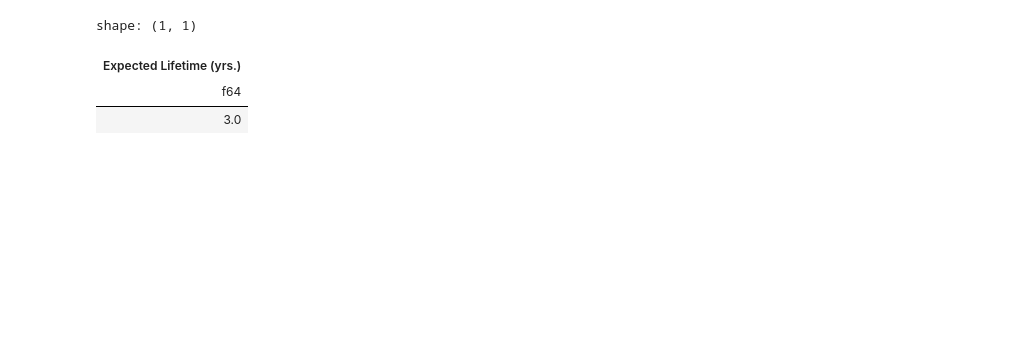
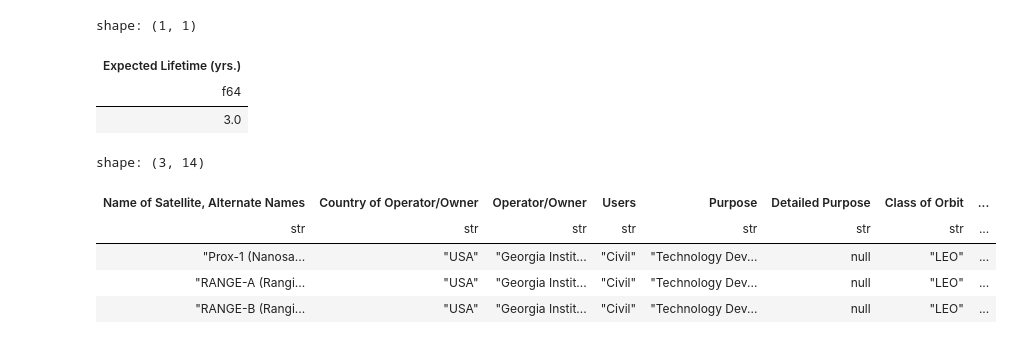
Before and after one commit to hakancangunerli/satellite_data, a Jupyter notebook: analysis.ipynb, the cells around one changed output. Drawn from its saved outputs; the diff is of its cells as text; code cells hidden in the pictures; blank space fills up the shorter version.

```diff
--- a/analysis.ipynb
+++ b/analysis.ipynb
@@ -270,3 +270,20 @@ shape: (1, 1)
 | 3.0 |
 # %%
 # Wow, it was planned for 3 years, but lasted 11 years. That's pretty good.
+# %%
+# search for Georgia Tech satellites
+
+big_df = df.select(['Name of Satellite, Alternate Names', 'Country of Operator/Owner', 'Operator/Owner', 'Users', 'Purpose', 'Detailed Purpose', 'Class of Orbit', 'Type of Orbit', 'Date of Launch', 'Expected Lifetime (yrs.)', 'Contractor', 'Country of Contractor', 'Launch Site', 'Launch Vehicle',])
+
+gt_df = big_df.filter(pl.col('Operator/Owner') == 'Georgia Institute of Technology')
+
+gt_df
+
+# We can see that Georgia Tech has launched 3 satellites. Go Jackets!
+# %% [output]
+shape: (3, 14)
+| Name of Satellite, Alternate Names | Country of Operator/Owner | Operator/Owner | Users | Purpose | Detailed Purpose | Class of Orbit | ... |
+| str | str | str | str | str | str | str | ... |
+| "Prox-1 (Nanosa... | "USA" | "Georgia Instit... | "Civil" | "Technology Dev... | null | "LEO" | ... |
+| "RANGE-A (Rangi... | "USA" | "Georgia Instit... | "Civil" | "Technology Dev... | null | "LEO" | ... |
+| "RANGE-B (Rangi... | "USA" | "Georgia Instit... | "Civil" | "Technology Dev... | null | "LEO" | ... |
```
Also changed, not shown: parts of 6 cells of this notebook, 1 other file.
